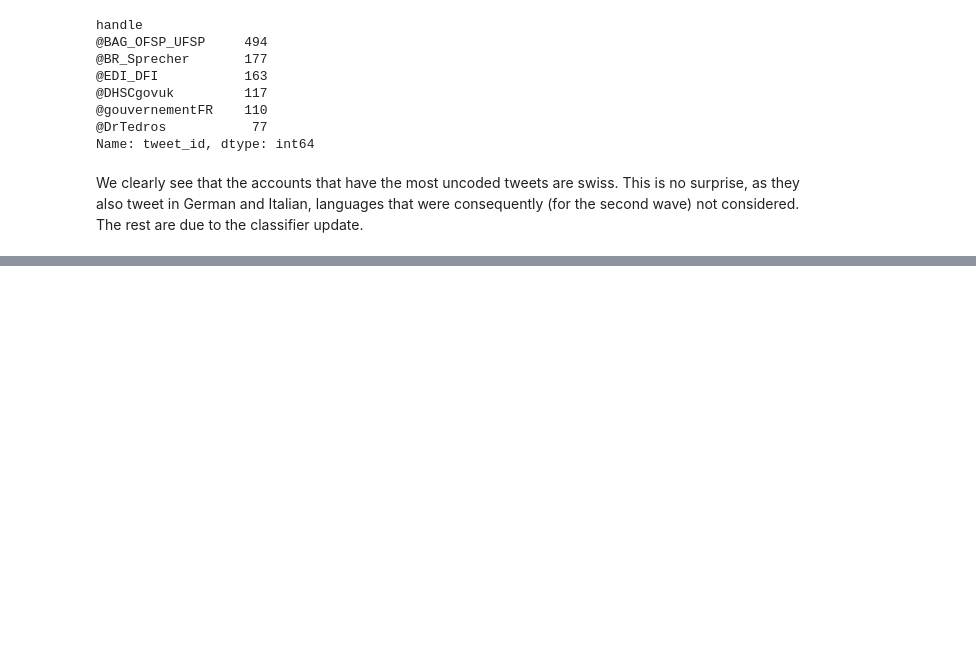
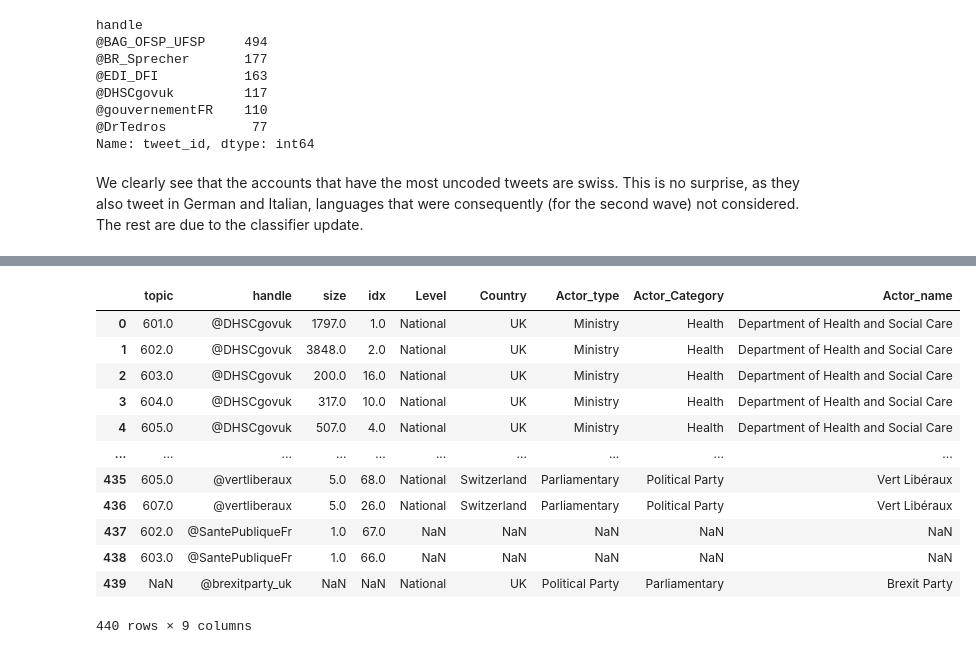
Before and after one commit to ogrnz/covid-nccr, a Jupyter notebook: interactive/descriptives/eda.ipynb, the cells around one changed output, grey strips where cells are left out. Cells and saved outputs as stored; diff of their text form; code cells hidden in the pictures; blank space fills up the shorter version.

```diff
--- a/interactive/descriptives/eda.ipynb
+++ b/interactive/descriptives/eda.ipynb
@@ -266,0 +339,8 @@ We clearly see that the accounts that have the most uncoded tweets are swiss. Th
+# %%
+# Sort the dataframe
+actors_size_df = pd.DataFrame(df.groupby(["topic", "handle"]).size(), columns=["size"])
+actors_size_df = actors_size_df.reset_index() \
+            .sort_values(["topic", "size"], ascending=[True, False]) \
+            .set_index(["topic", "handle"])
+actors_size_df["idx"] = actors_size_df.groupby(["topic"]).cumcount() + 1
+display(actors_size_df)
@@ -266,0 +387,4 @@ We clearly see that the accounts that have the most uncoded tweets are swiss. Th
+# %%
+actors = pd.read_excel(f"{app_run.root_dir}/src/resources/Actors_20210129.xlsx")
+# Ignore error
+actors = actors[["Level", "Country", "Actor_type", "Actor_Category", "Actor_name", "Twitter account"]]
@@ -266,0 +405,3 @@ We clearly see that the accounts that have the most uncoded tweets are swiss. Th
+# %%
+actors = actors.rename({"Twitter account": "handle"}, axis=1)
+actors.info()
@@ -266,0 +448,7 @@ We clearly see that the accounts that have the most uncoded tweets are swiss. Th
+# %%
+# Actors that are in the database but not in the original actors' list
+actors_size_df = actors_size_df.reset_index()
+missing_actors = actors_size_df[~actors_size_df["handle"].isin(merged_df["handle"].unique())]["handle"].unique()
+
+for mis in missing_actors:
+    print(f"- {mis}")
@@ -266,0 +470,18 @@ We clearly see that the accounts that have the most uncoded tweets are swiss. Th
+# %%
+# Redo merge with outer to have all infos
+out_df = actors_size_df.merge(actors, how="outer", on="handle")
+out_df
+# %% [output]
+|  | topic | handle | size | idx | Level | Country | Actor_type | Actor_Category | Actor_name |
+| 0 | 601.0 | @DHSCgovuk | 1797.0 | 1.0 | National | UK | Ministry | Health | Department of Health and Social Care |
+| 1 | 602.0 | @DHSCgovuk | 3848.0 | 2.0 | National | UK | Ministry | Health | Department of Health and Social Care |
+| 2 | 603.0 | @DHSCgovuk | 200.0 | 16.0 | National | UK | Ministry | Health | Department of Health and Social Care |
+| 3 | 604.0 | @DHSCgovuk | 317.0 | 10.0 | National | UK | Ministry | Health | Department of Health and Social Care |
+| 4 | 605.0 | @DHSCgovuk | 507.0 | 4.0 | National | UK | Ministry | Health | Department of Health and Social Care |
+| ... | ... | ... | ... | ... | ... | ... | ... | ... | ... |
+| 435 | 605.0 | @vertliberaux | 5.0 | 68.0 | National | Switzerland | Parliamentary | Political Party | Vert Libéraux |
+| 436 | 607.0 | @vertliberaux | 5.0 | 26.0 | National | Switzerland | Parliamentary | Political Party | Vert Libéraux |
+| 437 | 602.0 | @SantePubliqueFr | 1.0 | 67.0 | NaN | NaN | NaN | NaN | NaN |
+| 438 | 603.0 | @SantePubliqueFr | 1.0 | 66.0 | NaN | NaN | NaN | NaN | NaN |
+| 439 | NaN | @brexitparty_uk | NaN | NaN | National | UK | Political Party | Parliamentary | Brexit Party |
+440 rows × 9 columns
```
Also changed, not shown: parts of 55 cells of this notebook, 1 other file.
